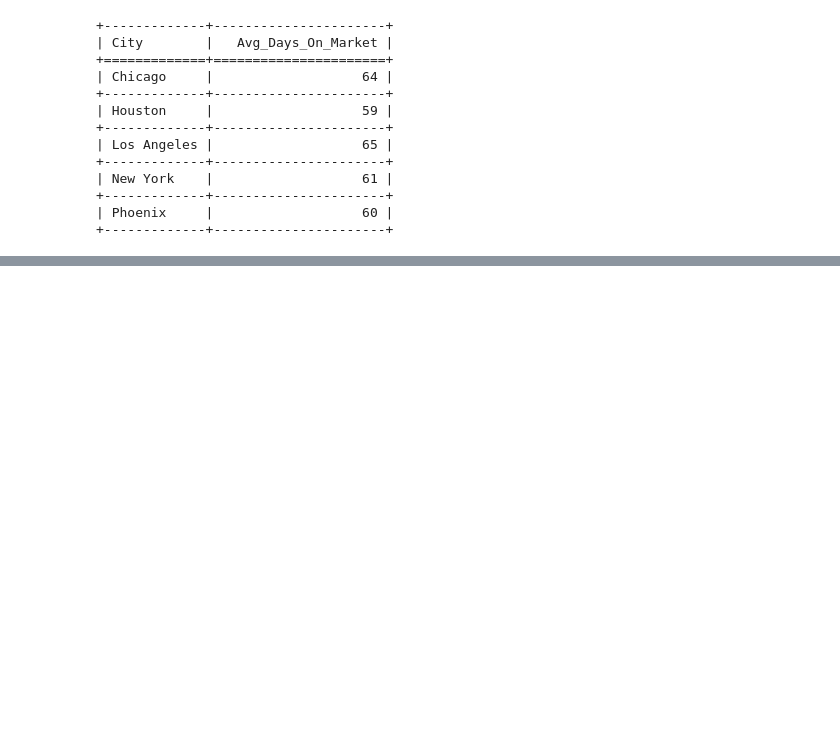
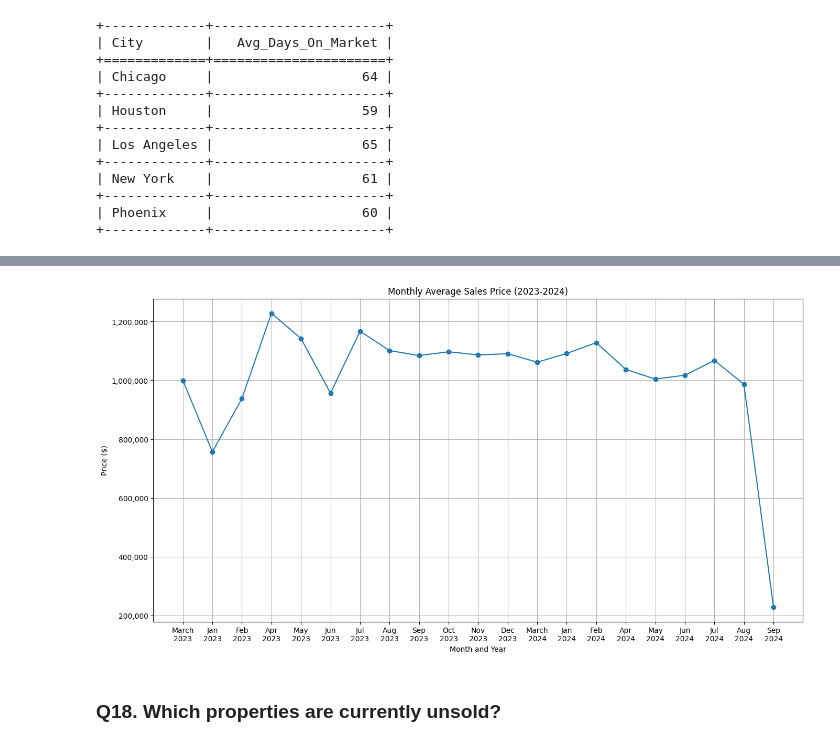
Before and after one commit to JS-Tharun/Real-Estate-Analysis, a Jupyter notebook: notebook.ipynb, the cells around one changed output, grey strips where cells are left out. Drawn from its saved outputs; the diff is of its cells as text; code cells hidden in the pictures; blank space fills up the shorter version.

```diff
--- a/notebook.ipynb
+++ b/notebook.ipynb
@@ -1690,0 +1988,22 @@ print(tabulate(result_11, headers=headers, tablefmt='grid'))
+# %%
+# Visualization
+
+df = pd.DataFrame(result_17, columns=headers_17)
+def concat_colms(df, col1, col2):
+    df['concat_col'] = df['concat_col'].apply(lambda x, y: f'{x}\n{y}' for x in df[col1] for y in df[col2])
+
+df['Month_Year'] = df['Month_Sold'] + '\n' + df['Year_Sold'].astype(str)
+
+plt.figure(figsize=(16, 8))
+plt.plot(df['Month_Year'], df['Avg_Sale_Price'], marker='o'),
+plt.gca().yaxis.set_major_formatter(
+    ticker.StrMethodFormatter('{x:,.0f}')
+)
+plt.xlabel('Month and Year')
+plt.ylabel('Price ($)')
+plt.title('Monthly Average Sales Price (2023-2024)')
+plt.grid(True)
+# %% [output]
+[figure, added]
+# %% [markdown]
+### Q18. Which properties are currently unsold?
```
Also changed, not shown: parts of 18 cells of this notebook, 1 other file.
